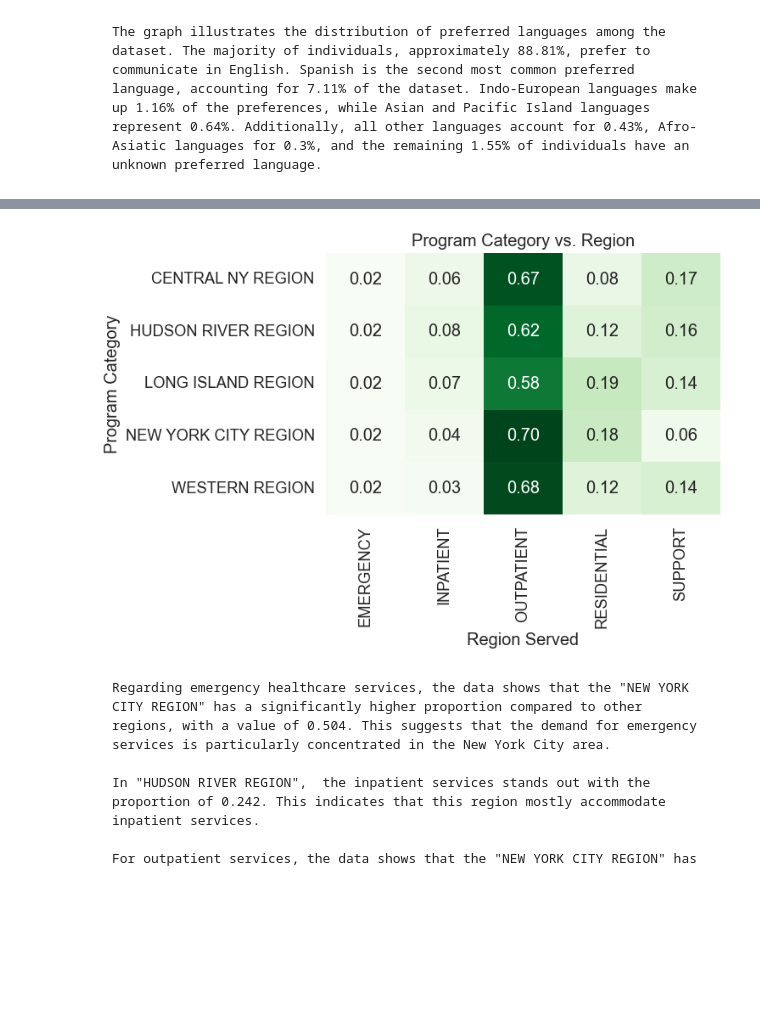
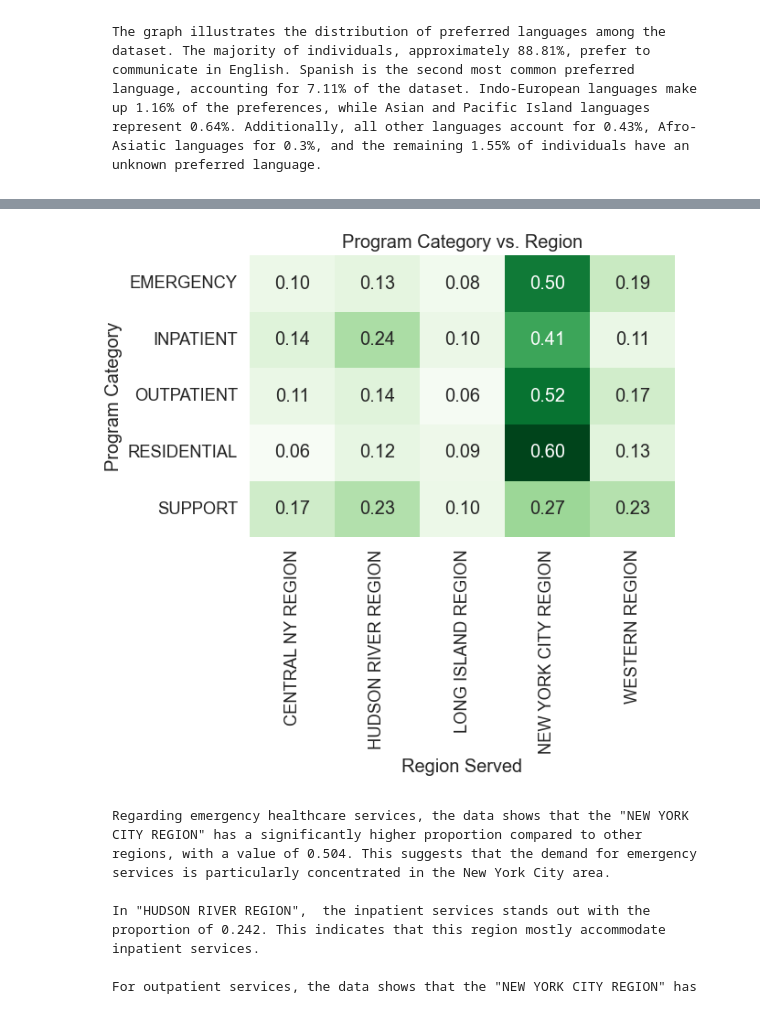
Before and after one commit to TheaClarisseDelosSantos/IT-BA-3204-EquiHealth, a Jupyter notebook: PatientDemographics.ipynb, the cells around one changed output, grey strips where cells are left out. Saved outputs shown, nothing was run; the diff lists cells and outputs as text; code cells hidden in the pictures; blank space fills up the shorter version.

```diff
--- a/PatientDemographics.ipynb
+++ b/PatientDemographics.ipynb
@@ -308,7 +308,7 @@ plt.show()
 # %% [markdown]
     The graph illustrates the distribution of preferred languages among the dataset. The majority of individuals, approximately 88.81%, prefer to communicate in English. Spanish is the second most common preferred language, accounting for 7.11% of the dataset. Indo-European languages make up 1.16% of the preferences, while Asian and Pacific Island languages represent 0.64%. Additionally, all other languages account for 0.43%, Afro-Asiatic languages for 0.3%, and the remaining 1.55% of individuals have an unknown preferred language.
 # %%
-contingency_table = pd.crosstab(df['Region Served'], df['Program Category'])
+contingency_table = pd.crosstab(df['Program Category'], df['Region Served'])
 chi2, p_value, _, _ = chi2_contingency(contingency_table)
 
 num_rows = contingency_table.shape[0]
@@ -326,5 +326,6 @@ plt.title("Program Category vs. Region")
 plt.xlabel("Region Served")
 plt.ylabel("Program Category")
 
+display(contingency_table_norm)
 plt.show()
 # %% [output]
@@ -331,4 +339,4 @@ plt.show()
-[figure, old version]
+[figure, new version]
 # %% [markdown]
     Regarding emergency healthcare services, the data shows that the "NEW YORK CITY REGION" has a significantly higher proportion compared to other regions, with a value of 0.504. This suggests that the demand for emergency services is particularly concentrated in the New York City area.
 
```
Also changed, not shown: parts of 1 cell of this notebook.
